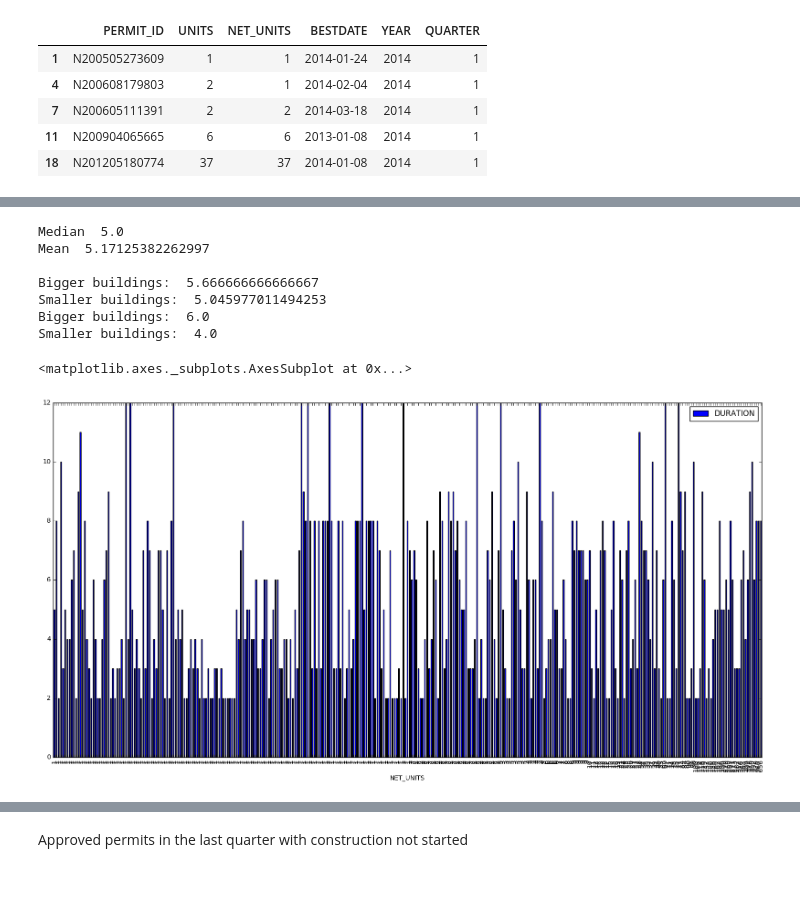
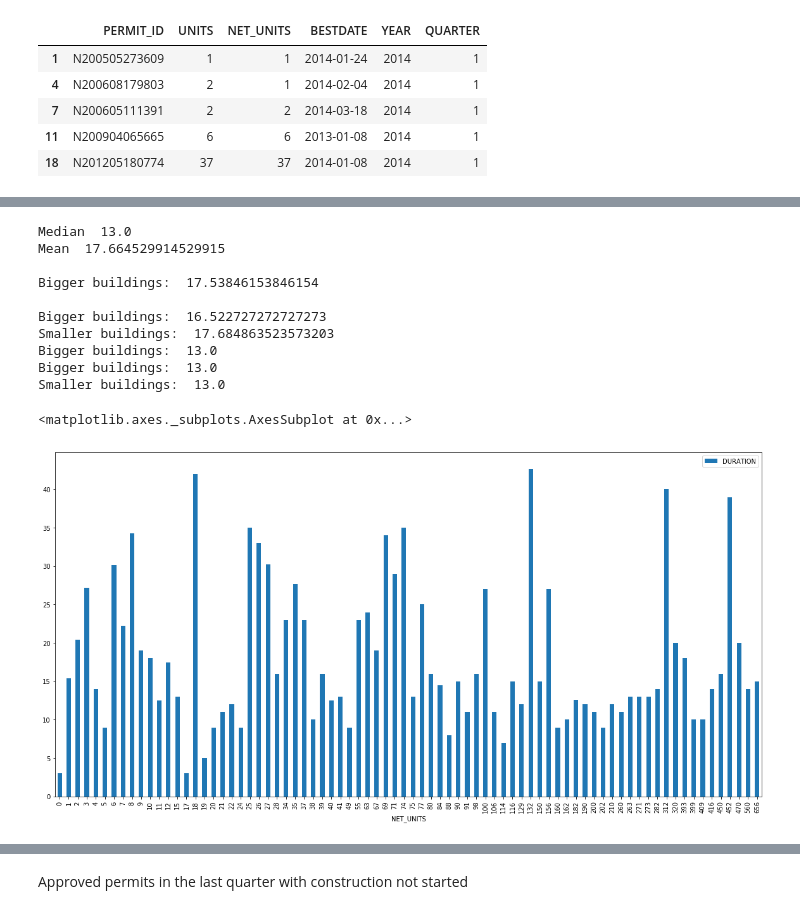
Before and after one commit to openland/statecraft-projects, a Jupyter notebook: housing_pipeline.ipynb, the cells around one changed output, grey strips where cells are left out. Saved outputs shown, nothing was run; the diff lists cells and outputs as text; code cells hidden in the pictures; blank space fills up the shorter version.

Commit message:
Permits preprocessing, better pipeline analytics

```diff
--- a/housing_pipeline.ipynb
+++ b/housing_pipeline.ipynb
@@ -57,10 +66,10 @@ See the caveats in the documentation: http://pandas.pydata.org/pandas-docs/stabl
 # %%
 #df[(df["BESTSTAT"] == "CONSTRUCTION") & (df["YEAR"] == 2014)].sort_values(by=['NET_UNITS'], ascending=False)
 #construction_start = df.sort(['BESTDATE', 'YEAR', 'QUARTER']).drop_duplicates(subset=distinct_columns, keep="first")
-construction_start = df.sort(['YEAR', 'QUARTER']).drop_duplicates(subset=distinct_columns, keep="first")
+construction_start = df.sort_values(['YEAR', 'QUARTER']).drop_duplicates(subset=distinct_columns, keep="first")
 #construction_start.rename(columns = {'BESTDATE':'STARTDATE'}, inplace = True)
 
-construction_end = df.sort(['YEAR', 'QUARTER']).drop_duplicates(subset=distinct_columns, keep="last")
+construction_end = df.sort_values(['YEAR', 'QUARTER']).drop_duplicates(subset=distinct_columns, keep="last")
 #construction_end.rename(columns = {'BESTDATE':'ENDDATE'}, inplace = True)
 
 
@@ -69,7 +78,18 @@ data = pd.merge(construction_start[['PERMIT_ID', 'YEAR', 'QUARTER']], constructi
 # not applicable as BESTDATE seems not to be updated
 #data['DURATION'] = (data['ENDDATE'] - data['STARTDATE']) / np.timedelta64(1, 'D')
 
-data['DURATION'] = (data['YEAR_END'] - data['YEAR_START']) * 4 + data['QUARTER_END'] - data['QUARTER_START'] + 1
-data = data[['PERMIT_ID', 'UNITS', 'NET_UNITS', 'YEAR_START', 'QUARTER_START', 'YEAR_END', 'QUARTER_END', 'DURATION']]
+data = data[~data.duplicated('PERMIT_ID')]
+
+data = data.set_index('PERMIT_ID')
+
+print(len(data))
+data = data.join(permits, how='inner')
+print(len(data))
+
+data['PERMIT_DATE_YEAR'] = pd.DatetimeIndex(data['PERMIT_DATE']).year
+data['PERMIT_DATE_QUARTER'] = pd.DatetimeIndex(data['PERMIT_DATE']).quarter
+
+data['DURATION'] = (data['YEAR_END'] - data['PERMIT_DATE_YEAR']) * 4 + data['QUARTER_END'] - data['PERMIT_DATE_QUARTER'] + 1
+data = data[['UNITS', 'NET_UNITS', 'YEAR_START', 'QUARTER_START', 'YEAR_END', 'QUARTER_END', 'DURATION', 'PERMIT_DATE', 'PERMIT_DATE_YEAR', 'PERMIT_DATE_QUARTER', 'PERMIT_STATUS', 'PERMIT_STATUS_DATE']]
 data.head()
 # %% [output]
@@ -107,7 +129,7 @@ dtype: int64
 # %%
-not_completed_ids = data[(data['YEAR_END'] == 2017)]['PERMIT_ID']
-complete = data[~data['PERMIT_ID'].isin(not_completed_ids)]
-incomplete = data[data['PERMIT_ID'].isin(not_completed_ids)]
+not_completed_ids = data[(data['YEAR_END'] == 2017)].index
+complete = data[~data.index.isin(not_completed_ids)]
+incomplete = data[data.index.isin(not_completed_ids)]
 print(complete.count())
 print(incomplete.count())
 # %% [output]
@@ -132,3 +153,3 @@ dtype: int64
 # %%
-complete.sort(['NET_UNITS'], ascending=False)
+complete.sort_values(['NET_UNITS'], ascending=False)
 # %% [output]
@@ -176,26 +198,36 @@ Smaller buildings:  4.0
 # %%
-complete = complete[complete['DURATION'] > 1] # remove 1-quarter buildings
+# complete = complete[complete['DURATION'] > 1] # remove 1-quarter buildings
+# complete = complete[(complete['YEAR_START'] == 2014) & (complete['QUARTER_START'] > 1) | (complete['YEAR_START'] > 2014)]
 # %%
 print("Median ", complete['DURATION'].median())
 print("Mean ", str(complete['DURATION'].mean()))
 
-print("\nBigger buildings: ", complete[complete['NET_UNITS'] > 20]['DURATION'].mean())
-print("Smaller buildings: ", complete[complete['NET_UNITS'] <= 20]['DURATION'].mean())
+print("\nBigger buildings: ", complete[complete['NET_UNITS'] > 40]['DURATION'].mean())
+print("\nBigger buildings: ", complete[complete['NET_UNITS'] > 100]['DURATION'].mean())
+print("Smaller buildings: ", complete[complete['NET_UNITS'] <= 40]['DURATION'].mean())
 
-print("Bigger buildings: ", complete[complete['NET_UNITS'] > 20]['DURATION'].median())
-print("Smaller buildings: ", complete[complete['NET_UNITS'] <= 20]['DURATION'].median())
+print("Bigger buildings: ", complete[complete['NET_UNITS'] > 40]['DURATION'].median())
+print("Bigger buildings: ", complete[complete['NET_UNITS'] > 100]['DURATION'].median())
+print("Smaller buildings: ", complete[complete['NET_UNITS'] <= 40]['DURATION'].median())
 # %% [output]
-Median  5.0
-Mean  5.17125382262997
+Median  13.0
+Mean  17.664529914529915
 
-Bigger buildings:  5.666666666666667
-Smaller buildings:  5.045977011494253
-Bigger buildings:  6.0
-Smaller buildings:  4.0
+Bigger buildings:  17.53846153846154
+
+Bigger buildings:  16.522727272727273
+Smaller buildings:  17.684863523573203
+Bigger buildings:  13.0
+Bigger buildings:  13.0
+Smaller buildings:  13.0
 # %%
 # net units to duration
-complete.sort(['NET_UNITS']).plot(x = 'NET_UNITS', y = 'DURATION', kind = "bar", figsize=(20,10))
+# df.groupby(['cluster']).mean()
+# complete.sort_values(['NET_UNITS']).groupby(['NET_UNITS']).mean().plot(x = 'NET_UNITS', y = 'DURATION', kind = "bar", figsize=(20,10))
+
+grouped = complete.sort_values(['NET_UNITS']).groupby(['NET_UNITS']).mean()
+grouped.plot(y = 'DURATION', kind = "bar", figsize=(20,10))
 # %% [output]
 <matplotlib.axes._subplots.AxesSubplot at 0x...>
-[figure, old version]
+[figure, new version]
 # %%
```
Also changed, not shown: parts of 14 cells of this notebook, 1 other file.
